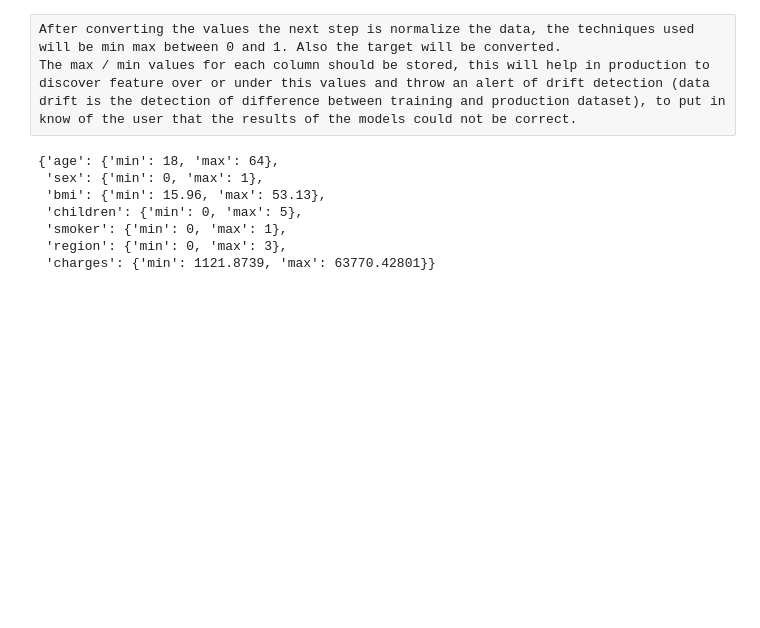
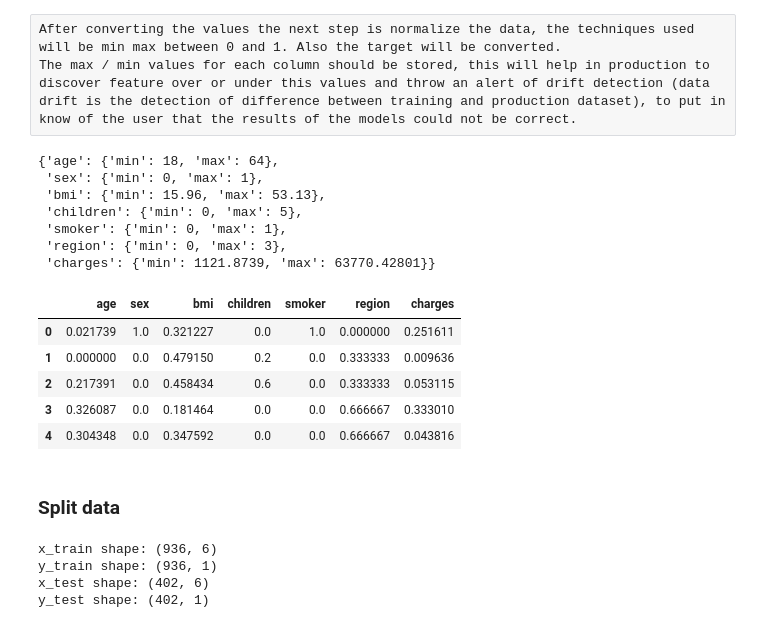
Before and after one commit to rugonzs/Behind-AI, a Jupyter notebook: LR-Part1/LR-Part1.ipynb, the cells around one changed output. Cells and saved outputs as stored; diff of their text form; code cells hidden in the pictures; blank space fills up the shorter version.

```diff
--- a/LR-Part1/LR-Part1.ipynb
+++ b/LR-Part1/LR-Part1.ipynb
@@ -99,3 +110,24 @@ dict_norm
  'smoker': {'min': 0, 'max': 1},
  'region': {'min': 0, 'max': 3},
  'charges': {'min': 1121.8739, 'max': 63770.42801}}
+# %%
+def normalization(min_value, max_value, value):
+    return (value - min_value) / (max_value - min_value)
+
+def denormalization(min_value, max_value, value):
+    return (value * (max_value - min_value)) + min_value
+# %%
+for c in df.columns:
+    df[c] = df[c].apply(lambda x: normalization(dict_norm[c]['min'] ,
+                                                dict_norm[c]['max'] ,
+                                                x))
+df.head(5)
+# %% [output]
+|  | age | sex | bmi | children | smoker | region | charges |
+| 0 | 0.021739 | 1.0 | 0.321227 | 0.0 | 1.0 | 0.000000 | 0.251611 |
+| 1 | 0.000000 | 0.0 | 0.479150 | 0.2 | 0.0 | 0.333333 | 0.009636 |
+| 2 | 0.217391 | 0.0 | 0.458434 | 0.6 | 0.0 | 0.333333 | 0.053115 |
+| 3 | 0.326087 | 0.0 | 0.181464 | 0.0 | 0.0 | 0.666667 | 0.333010 |
+| 4 | 0.304348 | 0.0 | 0.347592 | 0.0 | 0.0 | 0.666667 | 0.043816 |
+# %% [markdown]
+### Split data
@@ -101,0 +142,10 @@ dict_norm
+# %%
+print('x_train shape:' ,x_train.shape)
+print('y_train shape:' ,y_train.shape)
+print('x_test shape:' ,x_test.shape)
+print('y_test shape:' ,y_test.shape)
+# %% [output]
+x_train shape: (936, 6)
+y_train shape: (936, 1)
+x_test shape: (402, 6)
+y_test shape: (402, 1)
```
Also changed, not shown: parts of 23 cells of this notebook.
